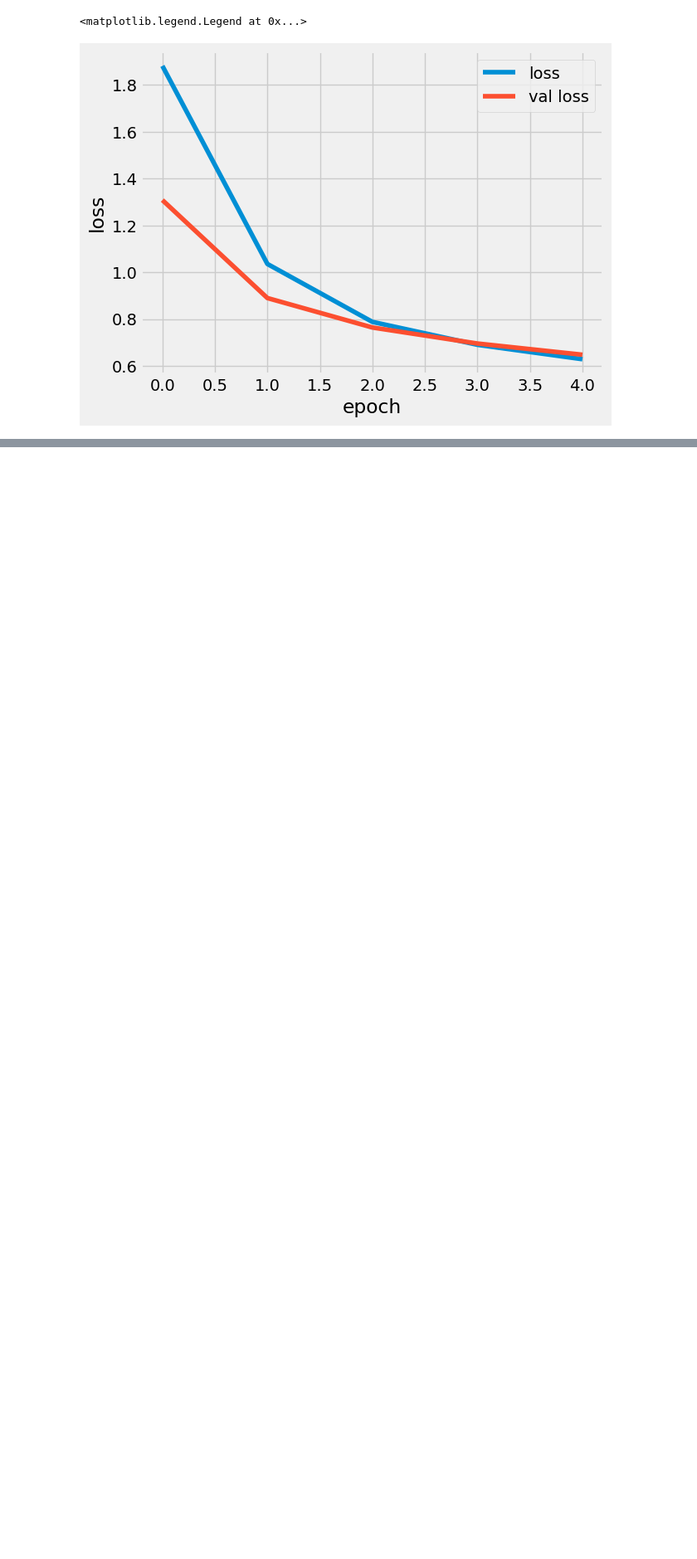
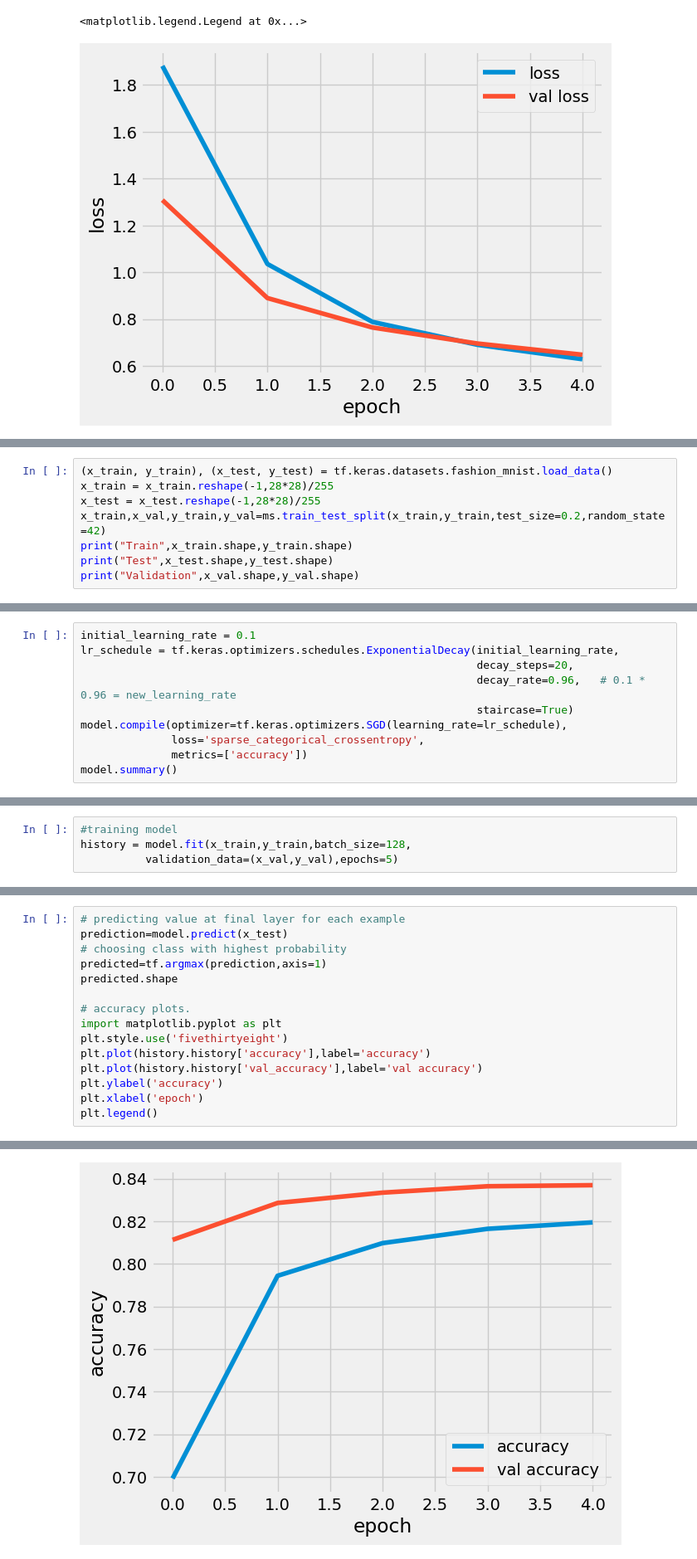
Before and after one commit to kar137/Machine-Learning-Portfolio, a Jupyter notebook: notebooks/Ensemble_Methods/learningrate_scheduling.ipynb, the cells around one changed output, grey strips where cells are left out. Shown: that part at 83% size. Saved outputs shown, nothing was run; the diff lists cells and outputs as text; blank space fills up the shorter version.

Commit message:
Implement: learning rate scheduling with tensorflow

```diff
--- a/notebooks/Ensemble_Methods/learningrate_scheduling.ipynb
+++ b/notebooks/Ensemble_Methods/learningrate_scheduling.ipynb
@@ -147,0 +162,8 @@ plt.legend()
+# %%
+(x_train, y_train), (x_test, y_test) = tf.keras.datasets.fashion_mnist.load_data()
+x_train = x_train.reshape(-1,28*28)/255
+x_test = x_test.reshape(-1,28*28)/255
+x_train,x_val,y_train,y_val=ms.train_test_split(x_train,y_train,test_size=0.2,random_state=42)
+print("Train",x_train.shape,y_train.shape)
+print("Test",x_test.shape,y_test.shape)
+print("Validation",x_val.shape,y_val.shape)
@@ -147,0 +204,10 @@ plt.legend()
+# %%
+initial_learning_rate = 0.1
+lr_schedule = tf.keras.optimizers.schedules.ExponentialDecay(initial_learning_rate,
+                                                             decay_steps=20,
+                                                             decay_rate=0.96,   # 0.1 * 0.96 = new_learning_rate
+                                                             staircase=True)
+model.compile(optimizer=tf.keras.optimizers.SGD(learning_rate=lr_schedule),
+              loss='sparse_categorical_crossentropy',
+              metrics=['accuracy'])
+model.summary()
@@ -147,0 +238,4 @@ plt.legend()
+# %%
+#training model
+history = model.fit(x_train,y_train,batch_size=128,
+          validation_data=(x_val,y_val),epochs=5)
@@ -147,0 +260,16 @@ plt.legend()
+# %%
+# predicting value at final layer for each example
+prediction=model.predict(x_test)
+# choosing class with highest probability
+predicted=tf.argmax(prediction,axis=1)
+predicted.shape
+
+# accuracy plots.
+import matplotlib.pyplot as plt
+plt.style.use('fivethirtyeight')
+plt.plot(history.history['accuracy'],label='accuracy')
+plt.plot(history.history['val_accuracy'],label='val accuracy')
+plt.ylabel('accuracy')
+plt.xlabel('epoch')
+plt.legend()
+# %% [output]
@@ -147,0 +278 @@ plt.legend()
+[figure, added]
```
Also changed, not shown: parts of 11 cells of this notebook, 1 other file.
